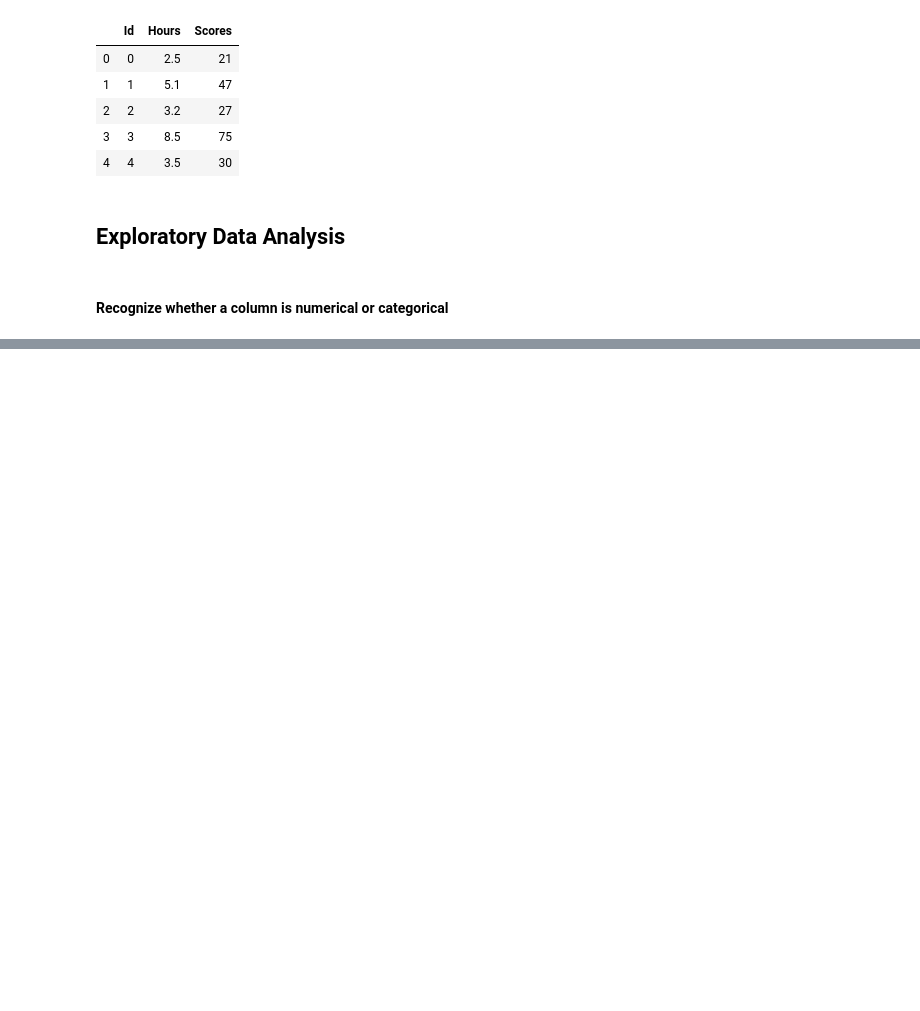
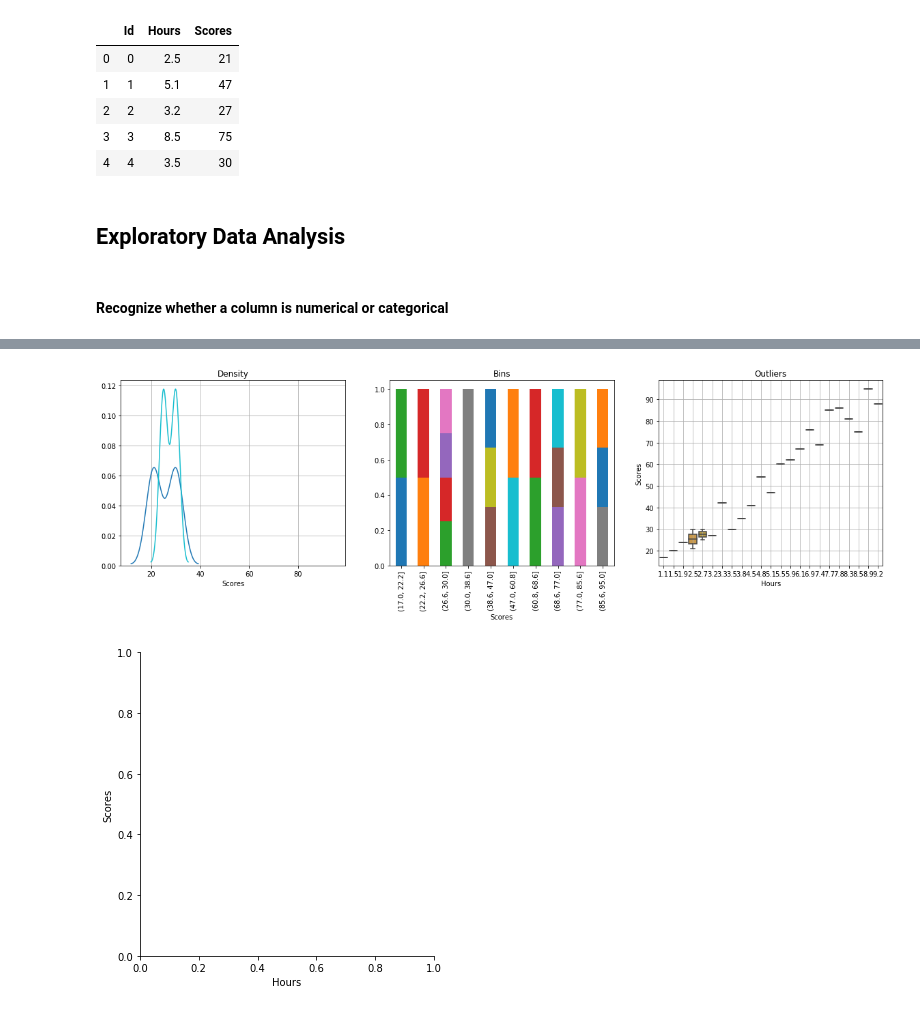
Before and after one commit to gympohnpimol/The-Sparks-Foundation, a Jupyter notebook: Task2/Prediction using Supervised ML.ipynb, the cells around one changed output, grey strips where cells are left out. Drawn from its saved outputs; the diff is of its cells as text; code cells hidden in the pictures; blank space fills up the shorter version.

```diff
--- a/Task2/Prediction using Supervised ML.ipynb
+++ b/Task2/Prediction using Supervised ML.ipynb
@@ -47,0 +99,30 @@ def utils_recognize_type(df, col, max_cat=20):
+# %%
+cat, num = 'Hours', 'Scores'
+
+fix, ax = plt.subplots(nrows=1, ncols=3, sharex=False, sharey=False, figsize=(20,5))
+fig.suptitle('Hours vs Scores', fontsize=20)
+
+## Distribution
+ax[0].title.set_text('Density')
+for i in df[cat].unique():
+    sns.distplot(df[df[cat]==i][num], hist=False, ax=ax[0])
+ax[0].grid(True)
+
+## Stacked
+ax[1].title.set_text('Bins')
+breaks = np.quantile(df[num], q=np.linspace(0, 1, 11))
+tmp = df.groupby([cat, pd.cut(df[num], breaks, duplicates='drop')]).size().unstack().T
+tmp['tot'] = tmp.sum(axis=1)
+for col in tmp.drop('tot', axis=1).columns:
+    tmp[col] = tmp[col]/tmp['tot']
+tmp.drop('tot', axis=1).plot(kind='bar', stacked=True, ax=ax[1],
+                            legend=False, grid=False)
+
+## Boxplot
+ax[2].title.set_text('Outliers')
+sns.catplot(x=cat, y=num, data=df, kind='box', ax=ax[2])
+ax[2].grid(True)
+plt.show()
+# %% [output]
+[figure, added]
+[figure, added]
```
Also changed, not shown: parts of 10 cells of this notebook.
